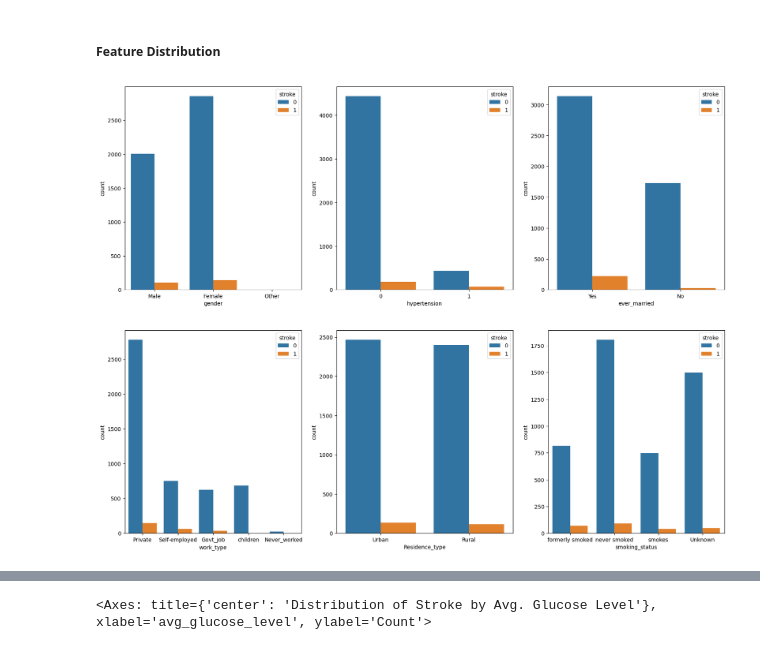
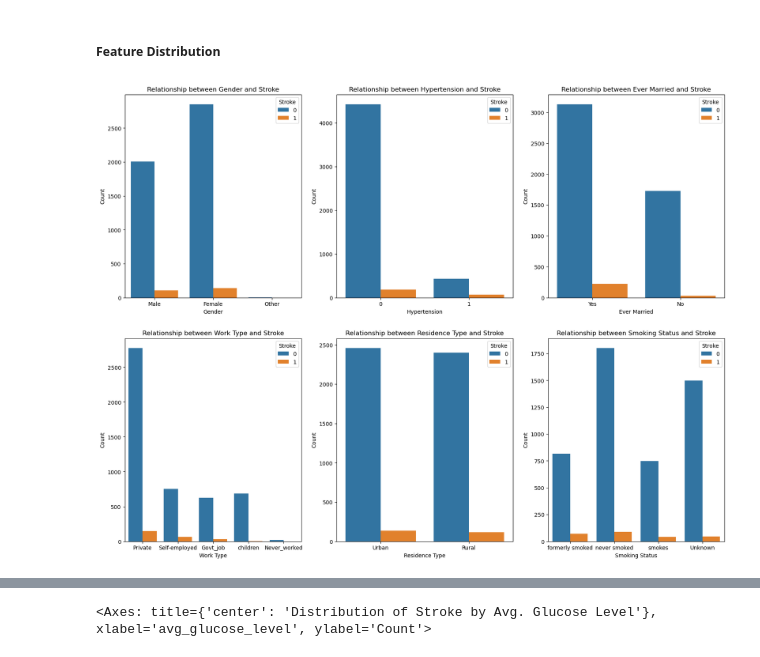
Before and after one commit to nenghakheng/Multi-Disease-Prediction, a Jupyter notebook: notebooks/EDA/stroke_eda.ipynb, the cells around one changed output, grey strips where cells are left out. Drawn from its saved outputs; the diff is of its cells as text; code cells hidden in the pictures.

```diff
--- a/notebooks/EDA/stroke_eda.ipynb
+++ b/notebooks/EDA/stroke_eda.ipynb
@@ -206,19 +205,49 @@ sns.heatmap(pearson_corr, annot=True, fmt=".2f", cmap='RdYlGn')
 # %%
 # Create the bar chart for categorical features
 plt.figure(figsize=(20, 15))
 
 plt.subplot(2, 3, 1)
 sns.countplot(data=stroke_df_cleaned, x="gender", hue="stroke")
+plt.title("Relationship between Gender and Stroke")
+plt.xlabel("Gender")
+plt.ylabel("Count")
+plt.legend(title="Stroke")
+
 plt.subplot(2, 3, 2)
 sns.countplot(data=stroke_df_cleaned, x="hypertension", hue="stroke")
+plt.title("Relationship between Hypertension and Stroke")
+plt.xlabel("Hypertension")
+plt.ylabel("Count")
+plt.legend(title="Stroke")
+
 plt.subplot(2, 3, 3)
 sns.countplot(data=stroke_df_cleaned, x="ever_married", hue="stroke")
+plt.title("Relationship between Ever Married and Stroke")
+plt.xlabel("Ever Married")
+plt.ylabel("Count")
+plt.legend(title="Stroke")
+
 plt.subplot(2, 3, 4)
 sns.countplot(data=stroke_df_cleaned, x="work_type", hue="stroke")
+plt.title("Relationship between Work Type and Stroke")
+plt.xlabel("Work Type")
+plt.ylabel("Count")
+plt.legend(title="Stroke")
+
 plt.subplot(2, 3, 5)
 sns.countplot(data=stroke_df_cleaned, x="Residence_type", hue="stroke")
+plt.title("Relationship between Residence Type and Stroke")
+plt.xlabel("Residence Type")
+plt.ylabel("Count")
+plt.legend(title="Stroke")
+
 plt.subplot(2, 3, 6)
 sns.countplot(data=stroke_df_cleaned, x="smoking_status", hue="stroke")
+plt.title("Relationship between Smoking Status and Stroke")
+plt.xlabel("Smoking Status")
+plt.ylabel("Count")
+plt.legend(title="Stroke")
+
 plt.show()
 # %% [output]
-[figure, old version]
+[figure, new version]
```
Also changed, not shown: parts of 10 cells of this notebook.
